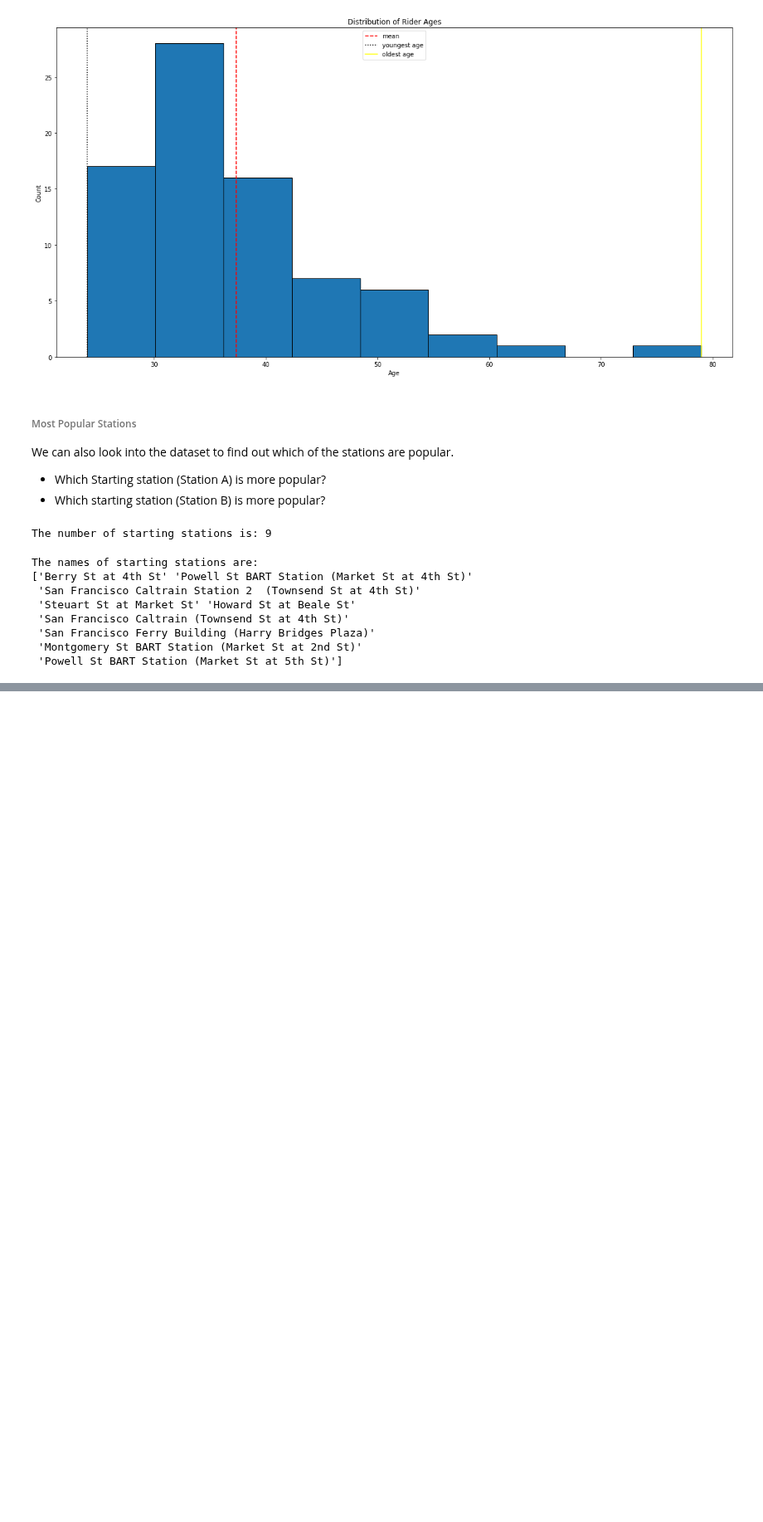
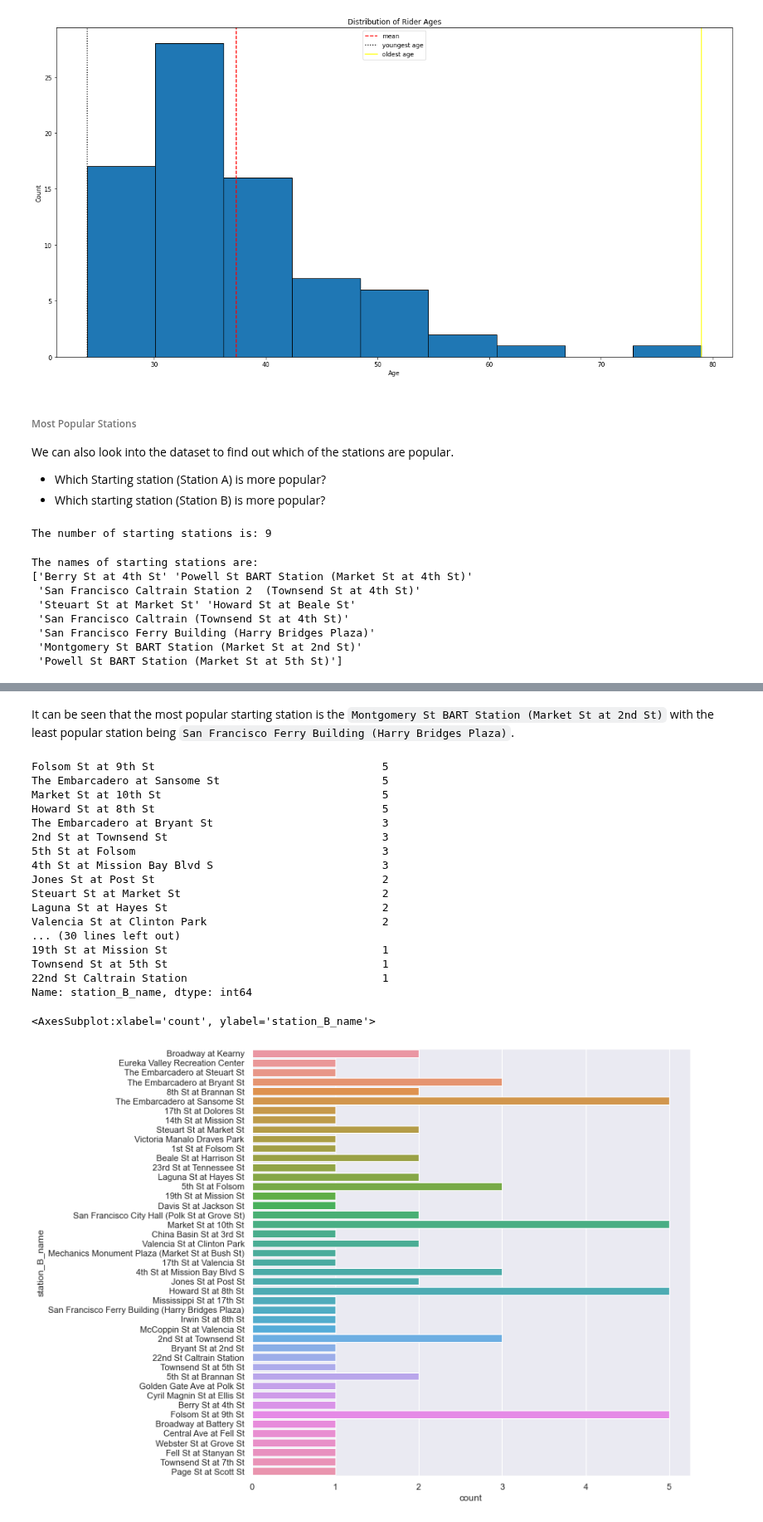
Before and after one commit to joeelorm/Projects, a Jupyter notebook: Data Cleaning/Data Cleaning.ipynb, the cells around one changed output, grey strips where cells are left out. Shown at 83% size. Cells and saved outputs as stored; diff of their text form; code cells hidden in the pictures; blank space fills up the shorter version.

```diff
--- a/Data Cleaning/Data Cleaning.ipynb
+++ b/Data Cleaning/Data Cleaning.ipynb
@@ -524,0 +571,30 @@ print('The number of starting stations is: ' + str(number_of_starting_stations))
+# %% [markdown]
+It can be seen that the most popular starting station is the `Montgomery St BART Station (Market St at 2nd St)` with the least popular station being `San Francisco Ferry Building (Harry Bridges Plaza)`.
+# %%
+#Most popular final stations
+station_B = ride_sharing_sub['station_B_name'].value_counts()
+print(station_B)
+#Visualizing the popularity of the final stations
+plt.figure(figsize = (10, 10))
+sns.set(font_scale = 1)
+sns.countplot(y = 'station_B_name', data = ride_sharing_sub)
+# %% [output]
+Folsom St at 9th St                                   5
+The Embarcadero at Sansome St                         5
+Market St at 10th St                                  5
+Howard St at 8th St                                   5
+The Embarcadero at Bryant St                          3
+2nd St at Townsend St                                 3
+5th St at Folsom                                      3
+4th St at Mission Bay Blvd S                          3
+Jones St at Post St                                   2
+Steuart St at Market St                               2
+Laguna St at Hayes St                                 2
+Valencia St at Clinton Park                           2
+... (30 lines left out)
+19th St at Mission St                                 1
+Townsend St at 5th St                                 1
+22nd St Caltrain Station                              1
+Name: station_B_name, dtype: int64
+<AxesSubplot:xlabel='count', ylabel='station_B_name'>
+[figure, added]
```
Also changed, not shown: parts of 8 cells of this notebook.
